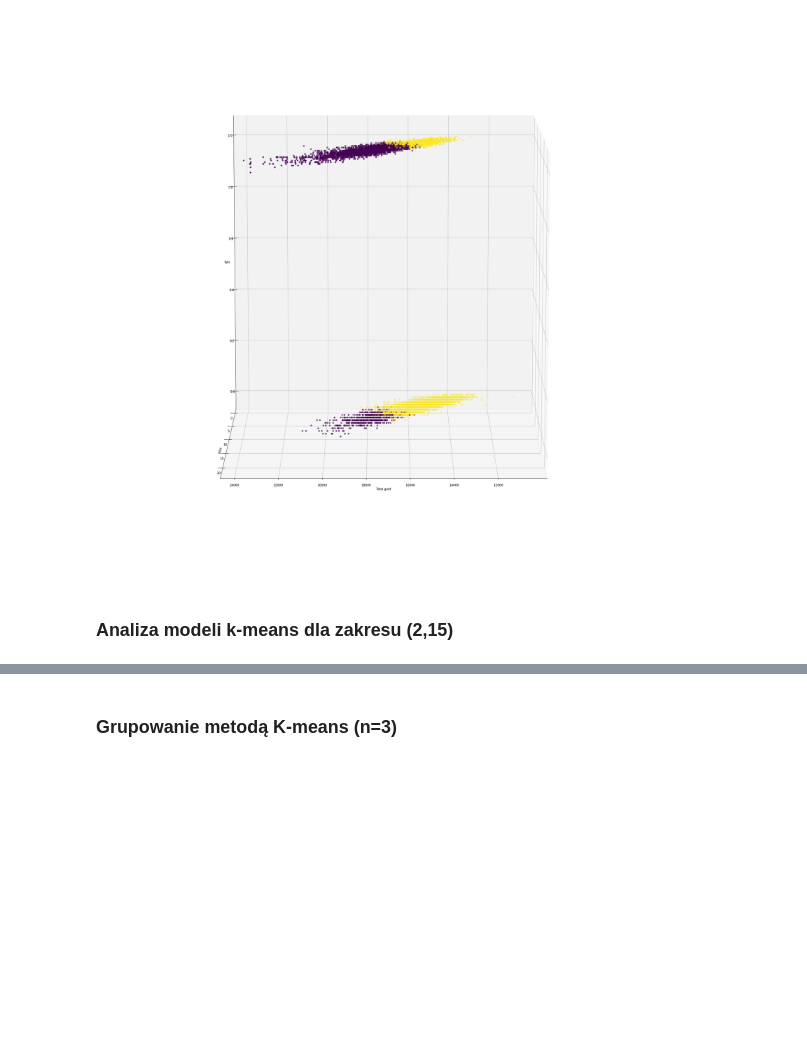
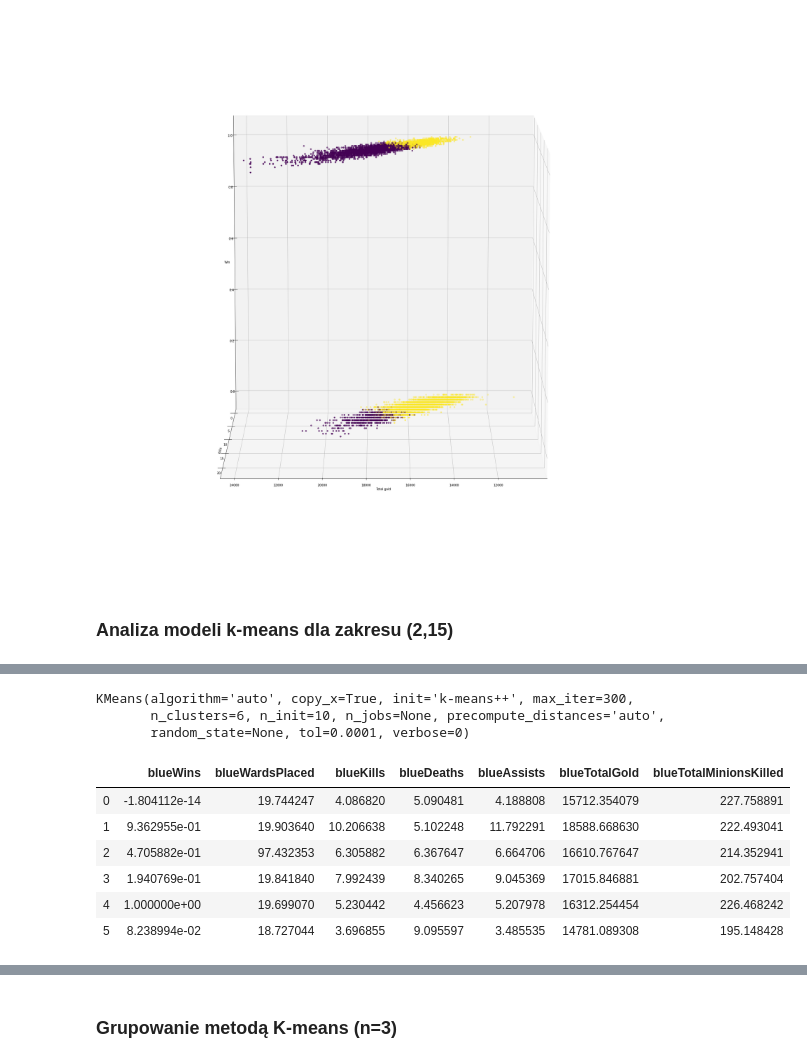
Before and after one commit to srokowskip/sad, a Jupyter notebook: high_diamond_ranked.ipynb, the cells around one changed output, grey strips where cells are left out. Saved outputs shown, nothing was run; the diff lists cells and outputs as text; code cells hidden in the pictures; blank space fills up the shorter version.

```diff
--- a/high_diamond_ranked.ipynb
+++ b/high_diamond_ranked.ipynb
@@ -220,0 +230,17 @@ plt.ylabel('Inertia')
+# %%
+km = KMeans(n_clusters=6)
+km.fit(rankeds_standarized)
+# %% [output]
+KMeans(algorithm='auto', copy_x=True, init='k-means++', max_iter=300,
+       n_clusters=6, n_init=10, n_jobs=None, precompute_distances='auto',
+       random_state=None, tol=0.0001, verbose=0)
+# %%
+pd.DataFrame(scaler.inverse_transform(km.cluster_centers_), columns=rankeds_standarized.columns)
+# %% [output]
+|  | blueWins | blueWardsPlaced | blueKills | blueDeaths | blueAssists | blueTotalGold | blueTotalMinionsKilled |
+| 0 | -1.804112e-14 | 19.744247 | 4.086820 | 5.090481 | 4.188808 | 15712.354079 | 227.758891 |
+| 1 | 9.362955e-01 | 19.903640 | 10.206638 | 5.102248 | 11.792291 | 18588.668630 | 222.493041 |
+| 2 | 4.705882e-01 | 97.432353 | 6.305882 | 6.367647 | 6.664706 | 16610.767647 | 214.352941 |
+| 3 | 1.940769e-01 | 19.841840 | 7.992439 | 8.340265 | 9.045369 | 17015.846881 | 202.757404 |
+| 4 | 1.000000e+00 | 19.699070 | 5.230442 | 4.456623 | 5.207978 | 16312.254454 | 226.468242 |
+| 5 | 8.238994e-02 | 18.727044 | 3.696855 | 9.095597 | 3.485535 | 14781.089308 | 195.148428 |
```
Also changed, not shown: parts of 4 cells of this notebook.
